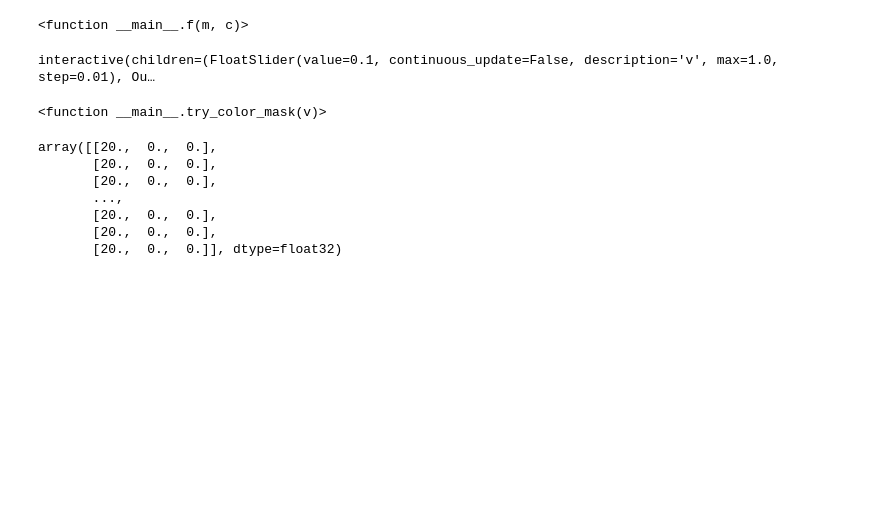
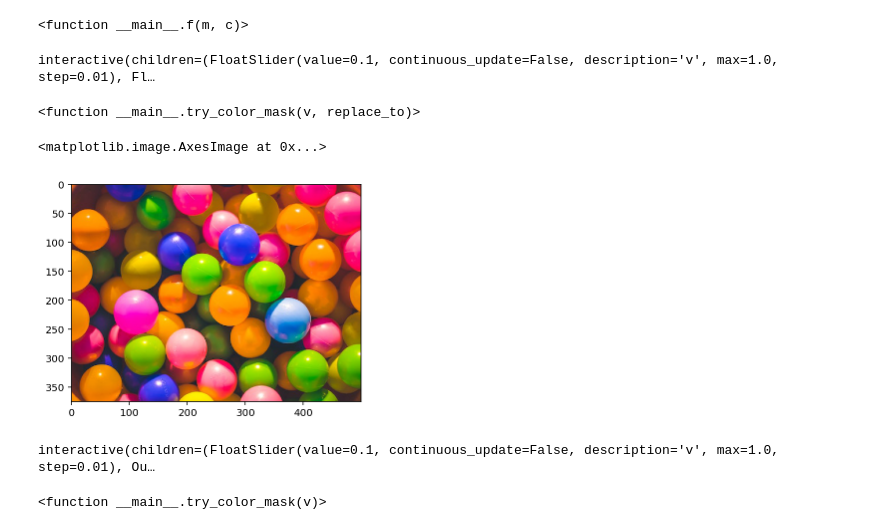
Before and after one commit to MUIC-Numerical-Methods-2018/Extra-3-interactive-notebook-and-dashboard, a Jupyter notebook: ipywidgets.ipynb, the cells around one changed output. Drawn from its saved outputs; the diff is of its cells as text; code cells hidden in the pictures; blank space fills up the shorter version.

```diff
--- a/ipywidgets.ipynb
+++ b/ipywidgets.ipynb
@@ -40,19 +40,32 @@ def try_color_mask(v, replace_to):
     plt.imshow(hsv_to_rgb(copy_im))
 
 interact(try_color_mask,
-        v=widgets.FloatSlider(value=0.1, min=0.,max=1.,step=0.01, continuous_update=False)
+        v=widgets.FloatSlider(value=0.1, min=0.,max=1.,step=0.01, continuous_update=False),
         replace_to=widgets.FloatSlider(value=0.1, min=0.,max=1.,step=0.01, continuous_update=False))
 # %% [output]
-interactive(children=(FloatSlider(value=0.1, continuous_update=False, description='v', max=1.0, step=0.01), Ou…
+interactive(children=(FloatSlider(value=0.1, continuous_update=False, description='v', max=1.0, step=0.01), Fl…
-<function __main__.try_color_mask(v)>
+<function __main__.try_color_mask(v, replace_to)>
-# %%
-copy_im[red_mask, 0]= 20
-copy_im[red_mask]
-# %% [output]
-array([[20.,  0.,  0.],
-       [20.,  0.,  0.],
-       [20.,  0.,  0.],
-       ...,
-       [20.,  0.,  0.],
-       [20.,  0.,  0.],
-       [20.,  0.,  0.]], dtype=float32)
+# %%
+im = plt.imread('greyson-joralemon-9IBqihqhuHc-unsplash.jpg')
+#im = im[:,:,:3]
+im = im/255.
+im_hsv = rgb_to_hsv(im)
+plt.imshow(im)
+# %% [output]
+<matplotlib.image.AxesImage at 0x...>
+[figure, added]
+# %%
+def try_color_mask(v):
+    h = im_hsv[:, :, 0]
+    lower_bound = max(v-0.1,0.)
+    upper_bound = min(v+0.1,1.)
+    red_mask = (h < upper_bound) & (h > lower_bound)
+    copy_im = im_hsv.copy()
+    copy_im[~red_mask, 1] = 0.
+    plt.imshow(hsv_to_rgb(copy_im))
+
+interact(try_color_mask,
+        v=widgets.FloatSlider(value=0.1, min=0.,max=1.,step=0.01, continuous_update=False))
+# %% [output]
+interactive(children=(FloatSlider(value=0.1, continuous_update=False, description='v', max=1.0, step=0.01), Ou…
+<function __main__.try_color_mask(v)>
```
Also changed, not shown: parts of 1 cell of this notebook.
